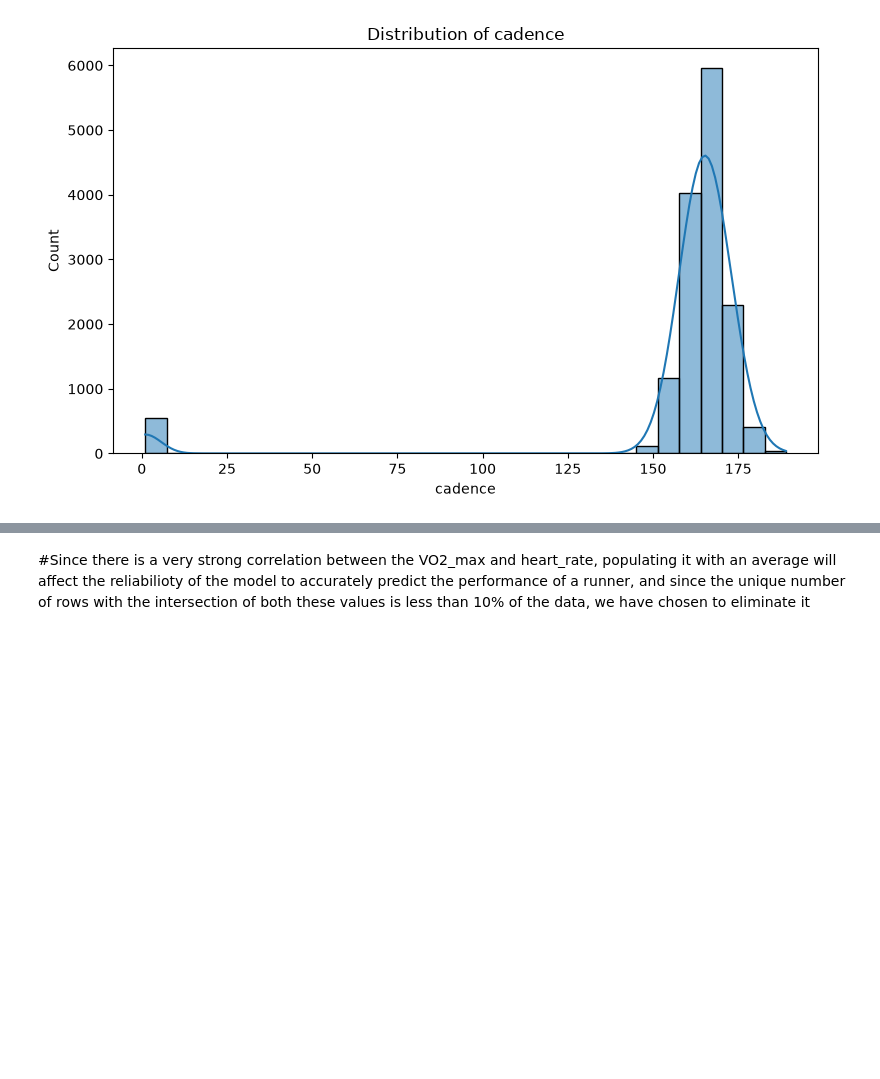
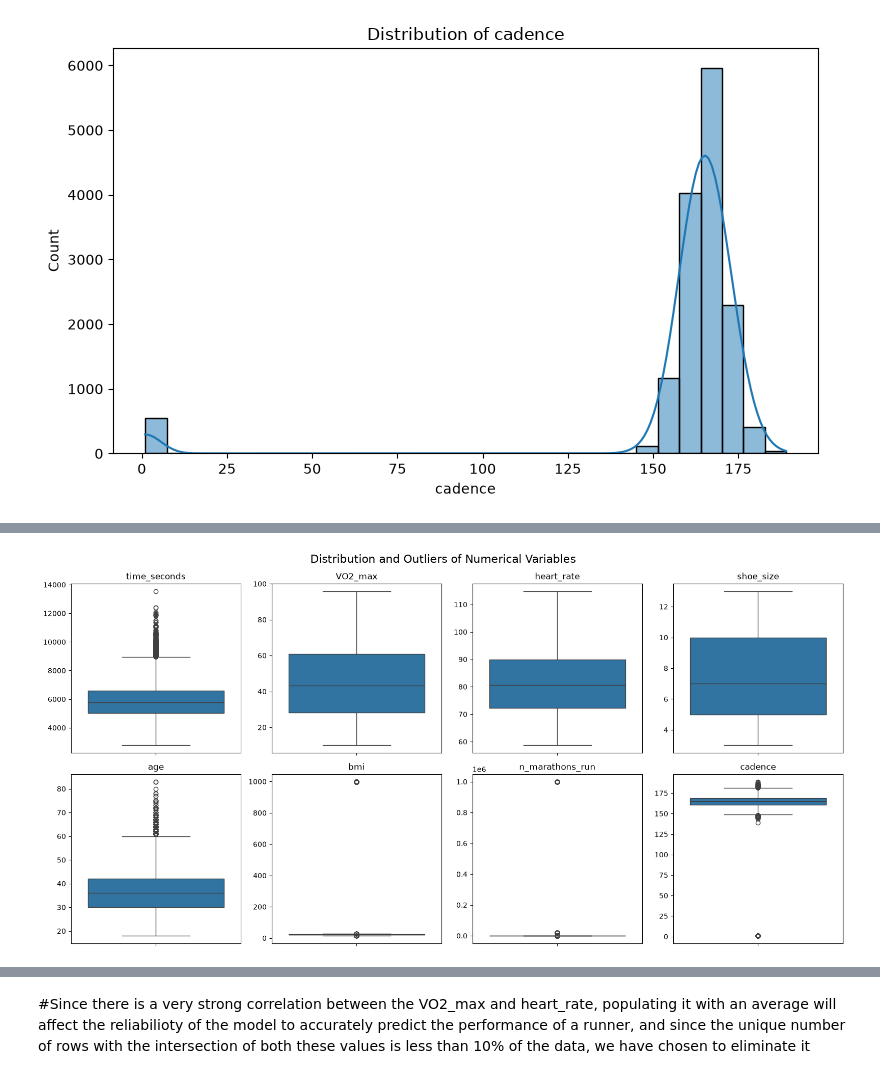
Before and after one commit to pnntr/ow-run-challenge, a Jupyter notebook: pre-processing.ipynb, the cells around one changed output, grey strips where cells are left out. Saved outputs shown, nothing was run; the diff lists cells and outputs as text; code cells hidden in the pictures; blank space fills up the shorter version.

```diff
--- a/pre-processing.ipynb
+++ b/pre-processing.ipynb
@@ -144,2 +231,26 @@ for col in numeric_cols:
+# %%
+# showing outliers
+
+fig, axes = plt.subplots(2, 4, figsize=(16, 8))
+
+for ax, col in zip(axes.flat, numeric_cols):
+    sns.boxplot(
+        data=data,
+        y=col,
+        ax=ax
+    )
+
+    ax.set_title(col)
+    ax.set_ylabel("")
+
+plt.suptitle(
+    "Distribution and Outliers of Numerical Variables",
+    fontsize=16
+)
+
+plt.tight_layout()
+plt.show()
+# %% [output]
+[figure, added]
 # %%
 prin
```
Also changed, not shown: parts of 4 cells of this notebook.
